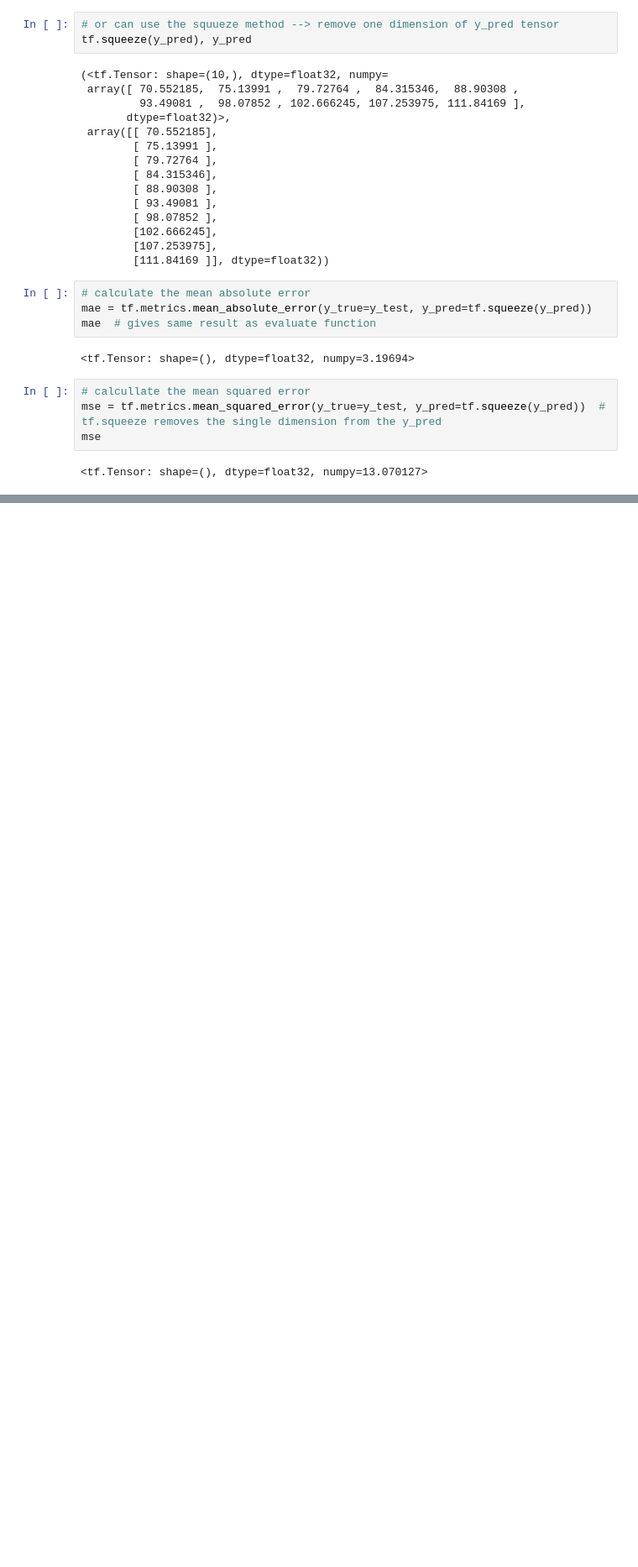
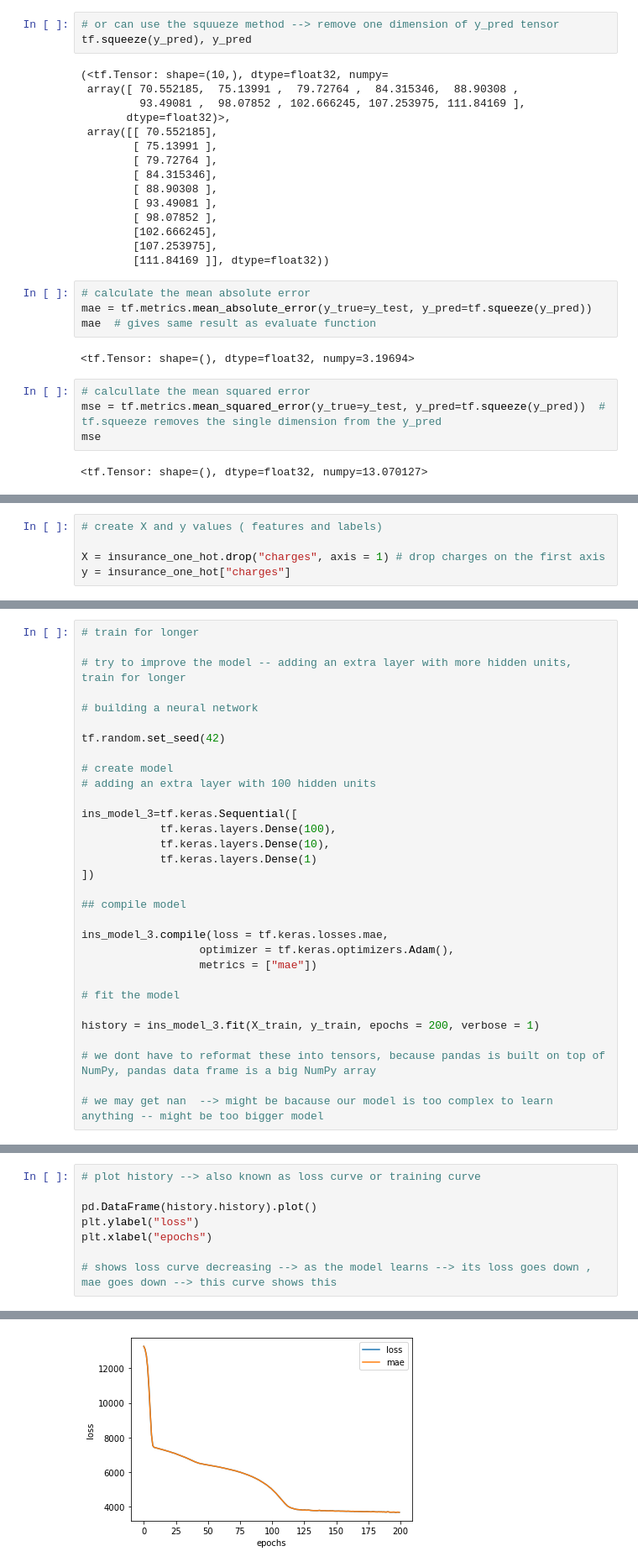
Before and after one commit to Goyalscode/Character-Recognition-Using-DL, a Jupyter notebook: learning_concepts_practice/practice.ipynb, the cells around one changed output, grey strips where cells are left out. Shown at 84% size. Saved outputs shown, nothing was run; the diff lists cells and outputs as text; blank space fills up the shorter version.

```diff
--- a/learning_concepts_practice/practice.ipynb
+++ b/learning_concepts_practice/practice.ipynb
@@ -2060,0 +2542,5 @@ def mse(y_true, y_pred):
+# %%
+# create X and y values ( features and labels)
+
+X = insurance_one_hot.drop("charges", axis = 1) # drop charges on the first axis
+y = insurance_one_hot["charges"]
@@ -2060,0 +2763,31 @@ def mse(y_true, y_pred):
+# %%
+# train for longer
+
+# try to improve the model -- adding an extra layer with more hidden units, train for longer
+
+# building a neural network
+
+tf.random.set_seed(42)
+
+# create model
+# adding an extra layer with 100 hidden units
+
+ins_model_3=tf.keras.Sequential([
+            tf.keras.layers.Dense(100),
+            tf.keras.layers.Dense(10),
+            tf.keras.layers.Dense(1)
+])
+
+## compile model
+
+ins_model_3.compile(loss = tf.keras.losses.mae,
+                  optimizer = tf.keras.optimizers.Adam(),
+                  metrics = ["mae"])
+
+# fit the model
+
+history = ins_model_3.fit(X_train, y_train, epochs = 200, verbose = 1)
+
+# we dont have to reformat these into tensors, because pandas is built on top of NumPy, pandas data frame is a big NumPy array
+
+# we may get nan  --> might be bacause our model is too complex to learn anything -- might be too bigger model
@@ -2060,0 +2824,9 @@ def mse(y_true, y_pred):
+# %%
+# plot history --> also known as loss curve or training curve
+
+pd.DataFrame(history.history).plot()
+plt.ylabel("loss")
+plt.xlabel("epochs")
+
+# shows loss curve decreasing --> as the model learns --> its loss goes down , mae goes down --> this curve shows this
+# %% [output]
@@ -2060,0 +2834 @@ def mse(y_true, y_pred):
+[figure, added]
```
Also changed, not shown: parts of 85 cells of this notebook.
